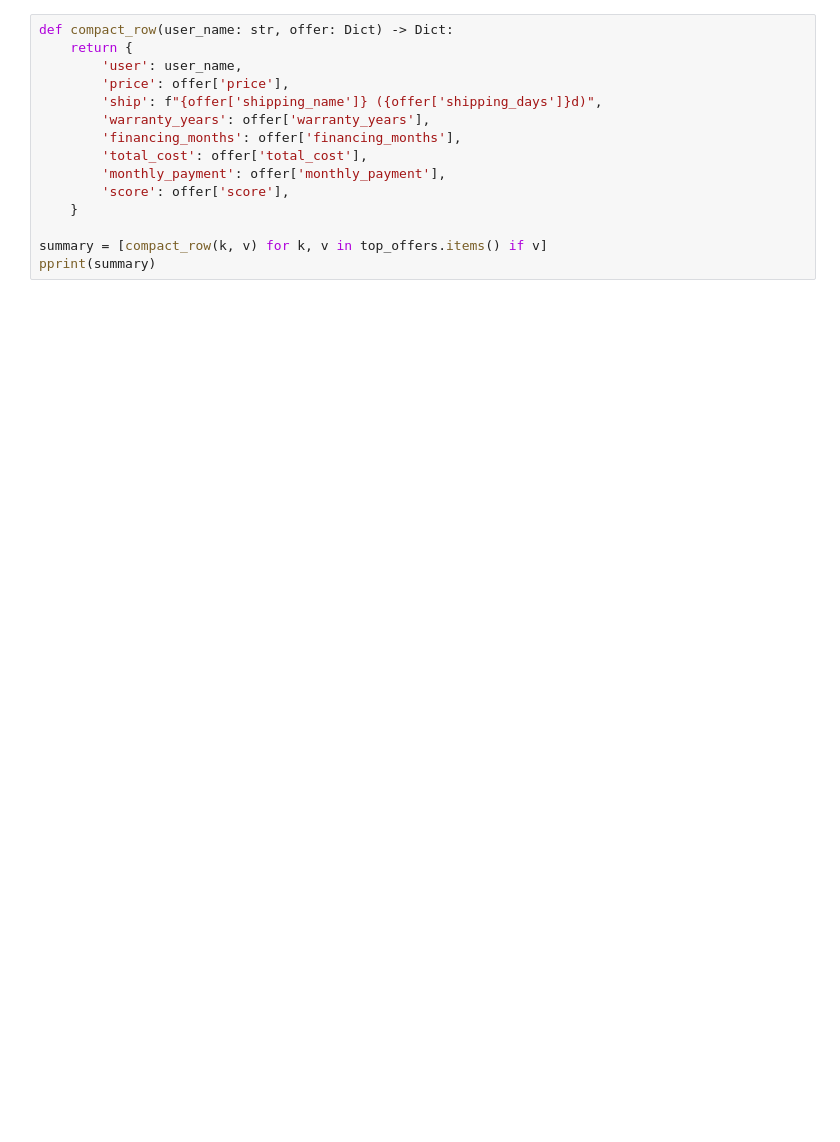
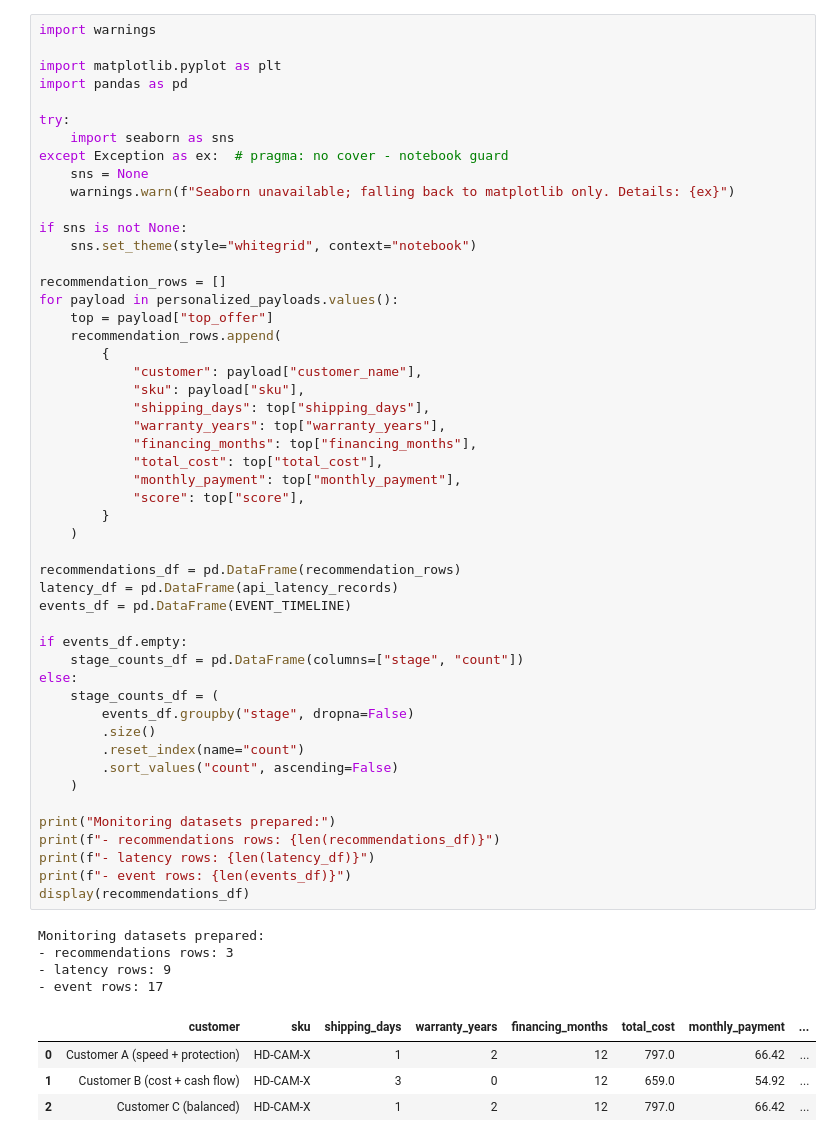
Before and after one commit to Azure-Samples/holiday-peak-hub, a Jupyter notebook: samples/notebooks/brand-shopping-agent-personalized-economics-demo.ipynb, the cells around one changed output. Cells and saved outputs as stored; diff of their text form; blank space fills up the shorter version.

```diff
--- a/samples/notebooks/brand-shopping-agent-personalized-economics-demo.ipynb
+++ b/samples/notebooks/brand-shopping-agent-personalized-economics-demo.ipynb
@@ -201,16 +507,60 @@ for user_name, offer in top_offers.items():
 # %%
-def compact_row(user_name: str, offer: Dict) -> Dict:
-    return {
-        'user': user_name,
-        'price': offer['price'],
-        'ship': f"{offer['shipping_name']} ({offer['shipping_days']}d)",
-        'warranty_years': offer['warranty_years'],
-        'financing_months': offer['financing_months'],
-        'total_cost': offer['total_cost'],
-        'monthly_payment': offer['monthly_payment'],
-        'score': offer['score'],
-    }
+import warnings
 
-summary = [compact_row(k, v) for k, v in top_offers.items() if v]
-pprint(summary)
+import matplotlib.pyplot as plt
+import pandas as pd
+
+try:
+    import seaborn as sns
+except Exception as ex:  # pragma: no cover - notebook guard
+    sns = None
+    warnings.warn(f"Seaborn unavailable; falling back to matplotlib only. Details: {ex}")
+
+if sns is not None:
+    sns.set_theme(style="whitegrid", context="notebook")
+
+recommendation_rows = []
+for payload in personalized_payloads.values():
+    top = payload["top_offer"]
+    recommendation_rows.append(
+        {
+            "customer": payload["customer_name"],
+            "sku": payload["sku"],
+            "shipping_days": top["shipping_days"],
+            "warranty_years": top["warranty_years"],
+            "financing_months": top["financing_months"],
+            "total_cost": top["total_cost"],
+            "monthly_payment": top["monthly_payment"],
+            "score": top["score"],
+        }
+    )
+
+recommendations_df = pd.DataFrame(recommendation_rows)
+latency_df = pd.DataFrame(api_latency_records)
+events_df = pd.DataFrame(EVENT_TIMELINE)
+
+if events_df.empty:
+    stage_counts_df = pd.DataFrame(columns=["stage", "count"])
+else:
+    stage_counts_df = (
+        events_df.groupby("stage", dropna=False)
+        .size()
+        .reset_index(name="count")
+        .sort_values("count", ascending=False)
+    )
+
+print("Monitoring datasets prepared:")
+print(f"- recommendations rows: {len(recommendations_df)}")
+print(f"- latency rows: {len(latency_df)}")
+print(f"- event rows: {len(events_df)}")
+display(recommendations_df)
+# %% [output]
+Monitoring datasets prepared:
+- recommendations rows: 3
+- latency rows: 9
+- event rows: 17
+|  | customer | sku | shipping_days | warranty_years | financing_months | total_cost | monthly_payment | ... |
+| 0 | Customer A (speed + protection) | HD-CAM-X | 1 | 2 | 12 | 797.0 | 66.42 | ... |
+| 1 | Customer B (cost + cash flow) | HD-CAM-X | 3 | 0 | 12 | 659.0 | 54.92 | ... |
+| 2 | Customer C (balanced) | HD-CAM-X | 1 | 2 | 12 | 797.0 | 66.42 | ... |
 # %% [markdown]
```
Also changed, not shown: parts of 8 cells of this notebook, 7 other files.
